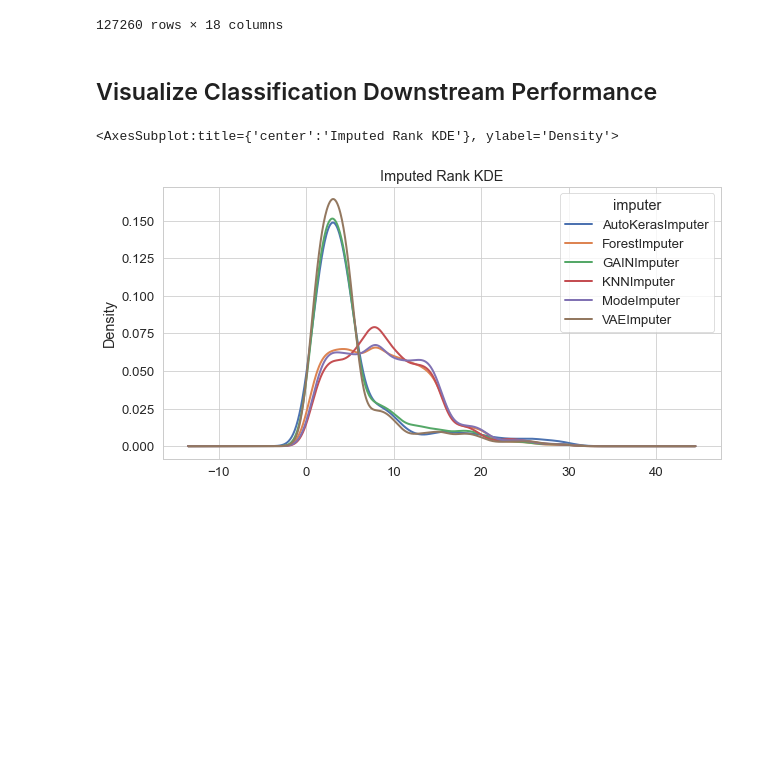
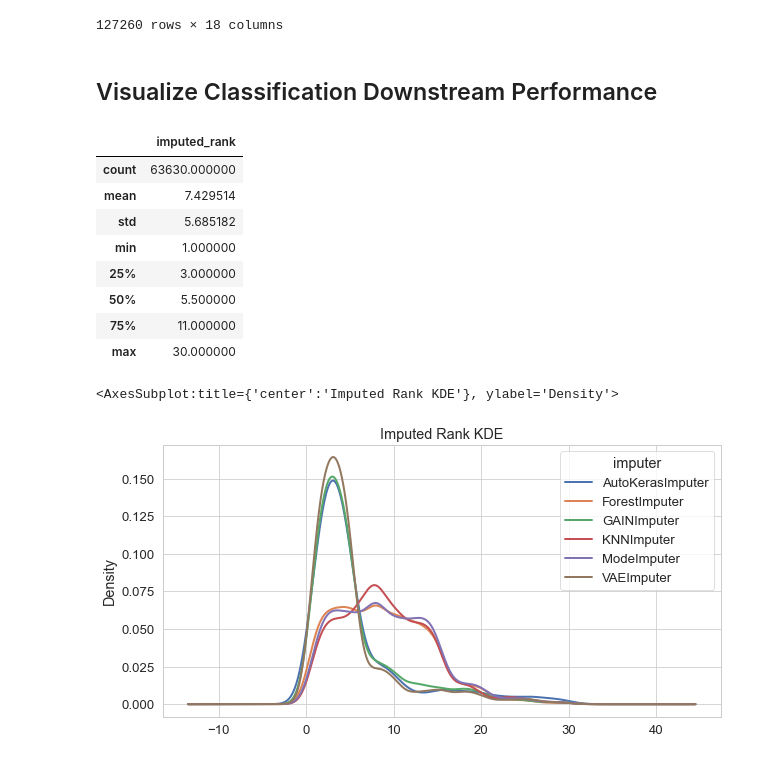
Before and after one commit to se-jaeger/data-imputation-paper, a Jupyter notebook: notebooks/plot_detailed_results.ipynb, the cells around one changed output. Drawn from its saved outputs; the diff is of its cells as text; code cells hidden in the pictures; blank space fills up the shorter version.

```diff
--- a/notebooks/plot_detailed_results.ipynb
+++ b/notebooks/plot_detailed_results.ipynb
@@ -77,6 +82,19 @@ ranked_data
 127260 rows × 18 columns
 # %% [markdown]
 ## Visualize Classification Downstream Performance
+# %%
+#ranked_data.imputed_rank.value_counts(sort=True)
+ranked_data[["imputed_rank"]].describe()
+# %% [output]
+|  | imputed_rank |
+| count | 63630.000000 |
+| mean | 7.429514 |
+| std | 5.685182 |
+| min | 1.000000 |
+| 25% | 3.000000 |
+| 50% | 5.500000 |
+| 75% | 11.000000 |
+| max | 30.000000 |
 # %%
 CLF_METRIC = "F1_macro"
 RESULT_TYPE = "downstream_performance"
```
Also changed, not shown: parts of 4 cells of this notebook.
